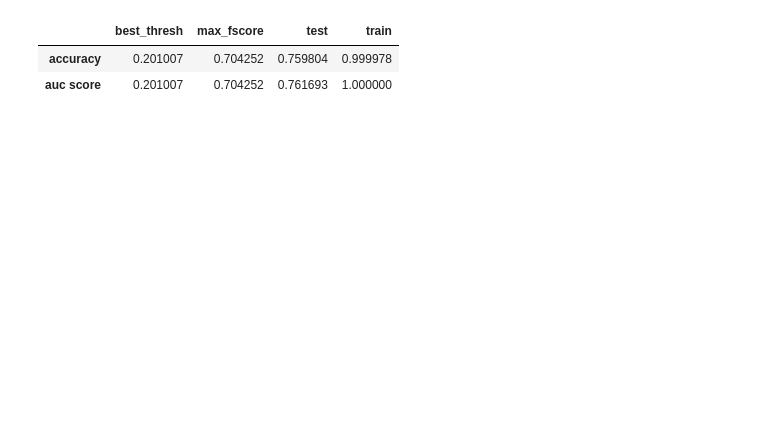
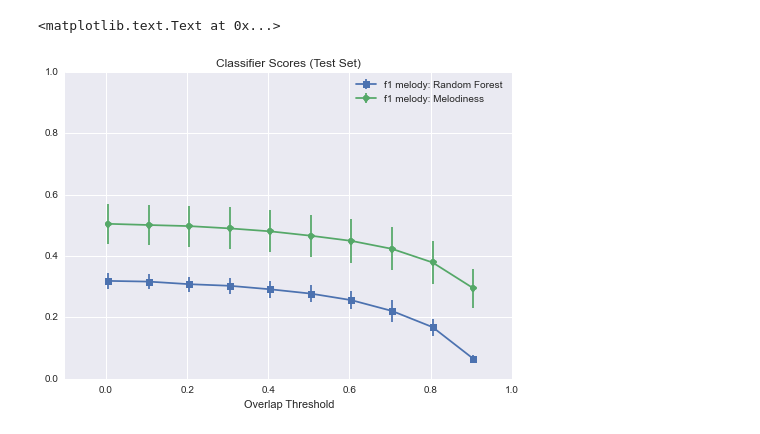
Before and after one commit to rabitt/contour_classification, a Jupyter notebook: results_plots.ipynb, the cells around one changed output. Drawn from its saved outputs; the diff is of its cells as text; code cells hidden in the pictures; blank space fills up the shorter version.

```diff
--- a/results_plots.ipynb
+++ b/results_plots.ipynb
@@ -135,9 +366,38 @@ plt.savefig('/Users/rachelbittner/Desktop/melody_metrics_mel2.eps', format='eps'
-# %%
-clf_panel_avg['0.0']
-# %% [output]
-|  | best_thresh | max_fscore | test | train |
-| accuracy | 0.201007 | 0.704252 | 0.759804 | 0.999978 |
-| auc score | 0.201007 | 0.704252 | 0.761693 | 1.000000 |
+# %%
+xlims = [-0.1, 1.0]
+ylims = [0, 1.0]
+
+fig = plt.figure()
+# plt.subplot(3,2,1)
+plt.errorbar(olap_vals + 0.005, clf_panel_avg.loc[:, 'f1 mel', 'test'],
+             clf_panel_std.loc[:, 'f1 mel', 'test'], label='f1 melody: Random Forest',
+             linestyle='-', marker='s', alpha=1)
+plt.errorbar(olap_vals+ 0.005, melodiness_panel_avg.loc[:, 'f1 mel', 'test'],
+             melodiness_panel_std.loc[:, 'f1 mel', 'test'], label='f1 melody: Melodiness',
+             linestyle='-', marker='o', alpha=1)
+# plt.errorbar(olap_vals + 0.005, clf_panel_avg.loc[:, 'auc score', 'test'],
+#              clf_panel_std.loc[:, 'auc score', 'test'], label='AUC ROC: Random Forest',
+#              linestyle='-', marker='s', alpha=1)
+# plt.errorbar(olap_vals+ 0.005, clf_panel_avg.loc[:, 'accuracy', 'test'],
+#              clf_panel_std.loc[:, 'accuracy', 'test'], label='Classifier Accuracy: Random Forest',
+#              linestyle='-', marker='o', alpha=1)
+# plt.errorbar(olap_vals + 0.005, melodiness_panel_avg.loc[:, 'auc score', 'test'],
+#              melodiness_panel_std.loc[:, 'auc score', 'test'], label='AUC ROC: Melodiness',
+#              linestyle='-', marker='s', alpha=1)
+# plt.errorbar(olap_vals+ 0.005, melodiness_panel_avg.loc[:, 'accuracy', 'test'],
+#              melodiness_panel_std.loc[:, 'accuracy', 'test'], label='Classifier Accuracy: Melodiness',
+#              linestyle='-', marker='o', alpha=1)
+
+plt.xlim(xlims)
+plt.ylim(ylims)
+plt.legend()
+plt.xlabel('Overlap Threshold')
+plt.title('Classifier Scores (Test Set)')
+# plt.show()
+# plt.savefig('/Users/rachelbittner/Desktop/clf_metrics_mel2.eps', format='eps')
+# %% [output]
+<matplotlib.text.Text at 0x...>
+[figure, added]
 # %%
 xlims = [-0.1, 1.0]
 ylims = [0.6, 1.0]
```
Also changed, not shown: parts of 16 cells of this notebook, 1 other file.
